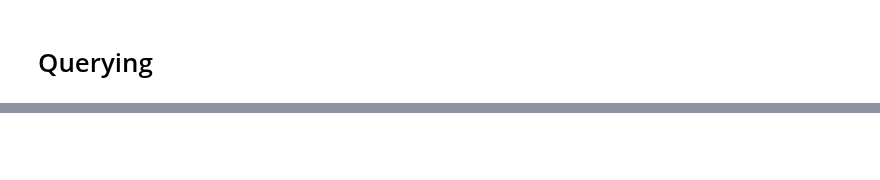
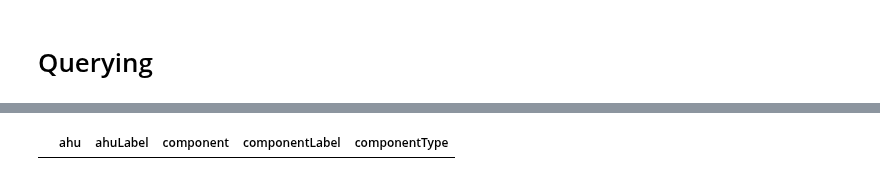
Before and after one commit to lazlop/graph-pattern-id, a Jupyter notebook: examples/brick-example.ipynb, the cells around one changed output, grey strips where cells are left out. Saved outputs shown, nothing was run; the diff lists cells and outputs as text; code cells hidden in the pictures; blank space fills up the shorter version.

```diff
--- a/examples/brick-example.ipynb
+++ b/examples/brick-example.ipynb
@@ -440,0 +569,31 @@ query_to_df(group_bldg_query, bldg.graph + g)
+# %%
+# Going to try with another query
+query = '''
+PREFIX brick: <https://brickschema.org/schema/Brick#>
+PREFIX bf: <https://brickschema.org/schema/BrickFrame#>
+PREFIX rdfs: <http://www.w3.org/2000/01/rdf-schema#>
+
+SELECT ?ahu ?ahuLabel ?component ?componentLabel ?componentType
+WHERE {
+    # Find all AHU instances
+    ?ahu a brick:AHU .
+    OPTIONAL { ?ahu rdfs:label ?ahuLabel . } # Optional: Get a human-readable label for the AHU
+
+    # Find components that are part of the AHU
+    ?ahu bf:hasPart ?component .
+
+    # Get the type of the component (e.g., Fan, Coil, Filter)
+    ?component a ?componentType .
+
+    # Optional: Get a human-readable label for the component
+    OPTIONAL { ?component rdfs:label ?componentLabel . }
+
+    # Filter out generic Brick classes if desired, focusing on specific component types
+    # This optional filter helps to ensure ?componentType is a specific component class
+    FILTER(!STRSTARTS(STR(?componentType), STR(brick:)))
+}
+ORDER BY ?ahuLabel ?componentLabel
+'''
+query_to_df(query, bldg.graph)
+# %% [output]
+|  | ahu | ahuLabel | component | componentLabel | componentType |
```
Also changed, not shown: parts of 16 cells of this notebook, 3 other files.
